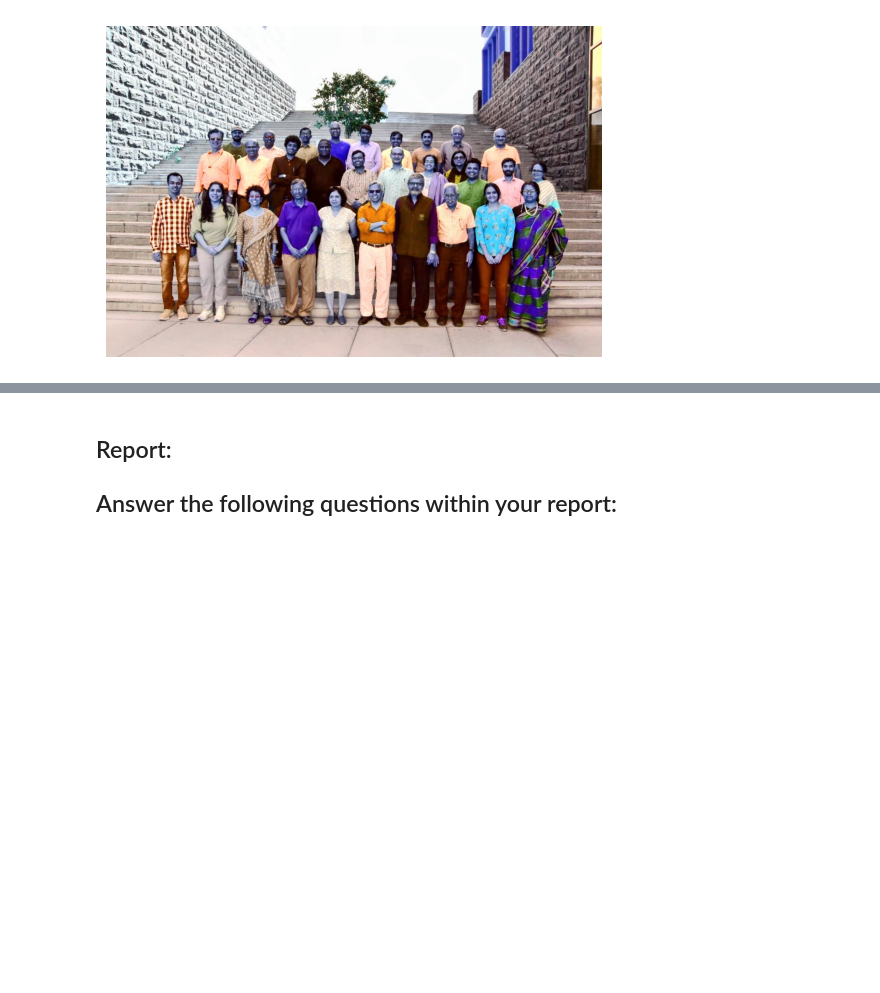
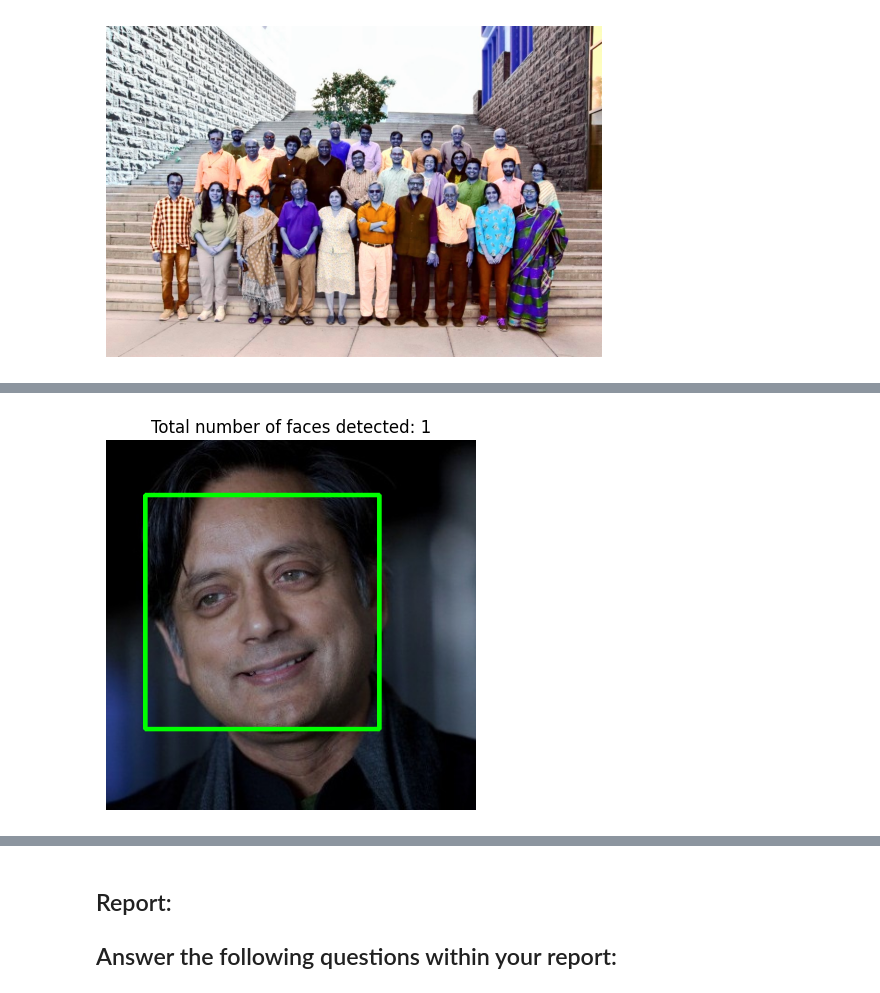
Before and after one commit to IshitaR0/distance_classification, a Jupyter notebook: Lab_5_Spring_2025.ipynb, the cells around one changed output, grey strips where cells are left out. Saved outputs shown, nothing was run; the diff lists cells and outputs as text; code cells hidden in the pictures; blank space fills up the shorter version.

```diff
--- a/Lab_5_Spring_2025.ipynb
+++ b/Lab_5_Spring_2025.ipynb
@@ -138,12 +183,32 @@ plt.show()
 # %%
-# ## Read the class of the template image 'Dr_Shashi_Tharoor.jpg' using cv2 and store it in template_img
-# template_img = _____________________________________________
-# # Detect face  in the template image after converting it to gray and store it in template_faces
-# template_faces = ___________________________________________________________________________________________
-# # Draw rectangles around the detected faces
-# for (x, y, w, h) in template_faces:
-#     cv2.rectangle(template_img, (x, y), (x + w, y + h), (0, 255, 0), 3)
+## Read the class of the template image 'Dr_Shashi_Tharoor.jpg' using cv2 and store it in template_img
+template_img = cv2.imread("Dr_Shashi_Tharoor.jpg")
+
+
+# Detect face  in the template image after converting it to gray and store it in template_faces
+gray_i = cv2.cvtColor(template_img, cv2.COLOR_BGR2GRAY)
+plt.imshow(gray_img, cmap="gray")
+
+face_cascade = cv2.CascadeClassifier(cv2.data.haarcascades + 'haarcascade_frontalface_default.xml')
+
+template_faces = face_cascade.detectMultiScale(gray_i, 1.112, 3, minSize=(20,20), maxSize=(500,500))
+
+
+# Draw rectangles around the detected faces
+for (x, y, w, h) in template_faces:
+    cv2.rectangle(template_img, (x, y), (x + w, y + h), (0, 255, 0), 3)
+
 # cv2.imshow(_____________________________________________________)
 # cv2.waitKey(0)
 # cv2.destroyAllWindows()
+
+# I was facing some problem in cv2 with docker, so I used plt.imshow() instead.
+
+plt.imshow(cv2.cvtColor(template_img, cv2.COLOR_BGR2RGB))
+plt.title(f"Total number of faces detected: {len(template_faces)}")
+plt.axis("off")
+plt.savefig("template_image.png", dpi=300, bbox_inches='tight')
+plt.show()
+# %% [output]
+[figure, added]
 # %%
```
Also changed, not shown: parts of 6 cells of this notebook, 7 other files.
